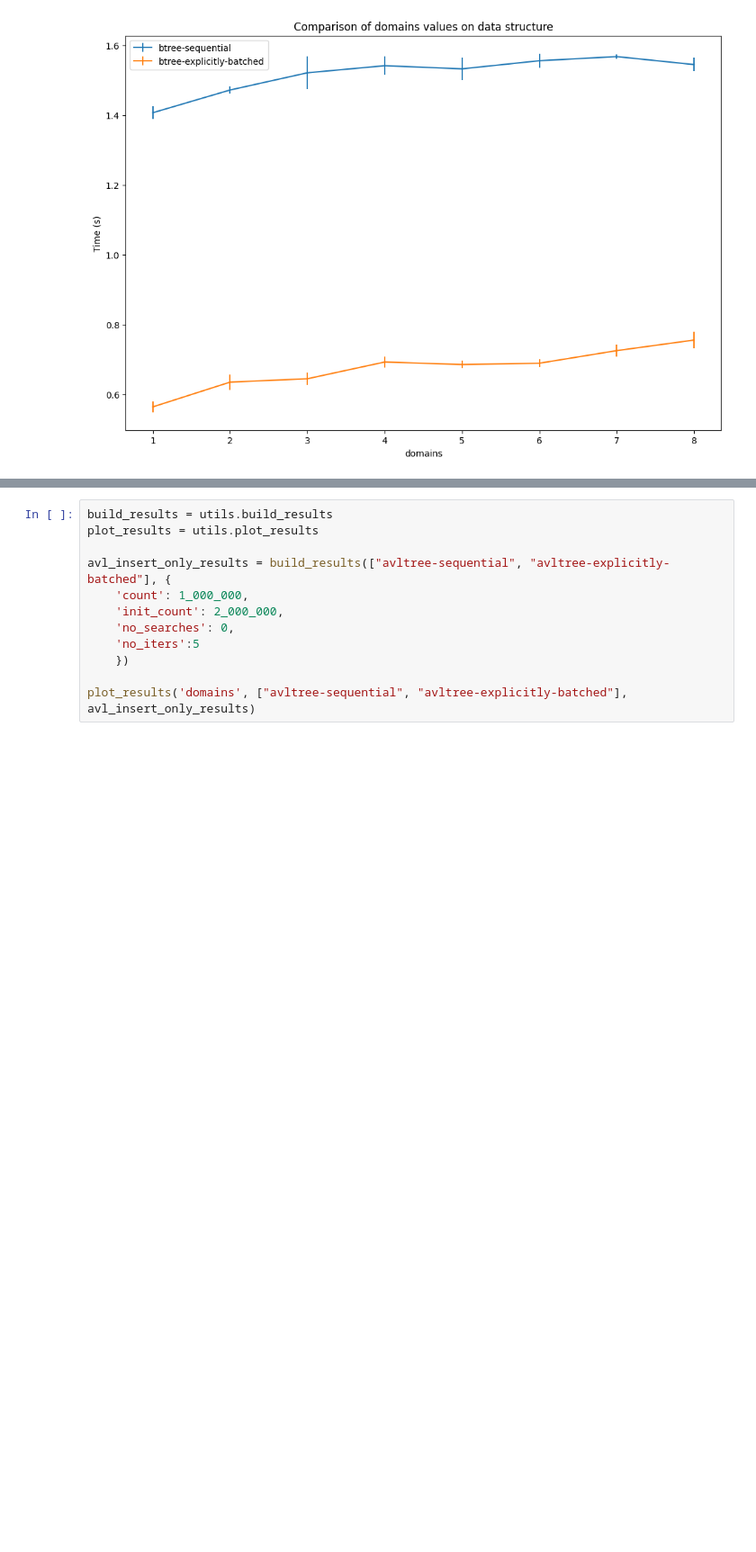
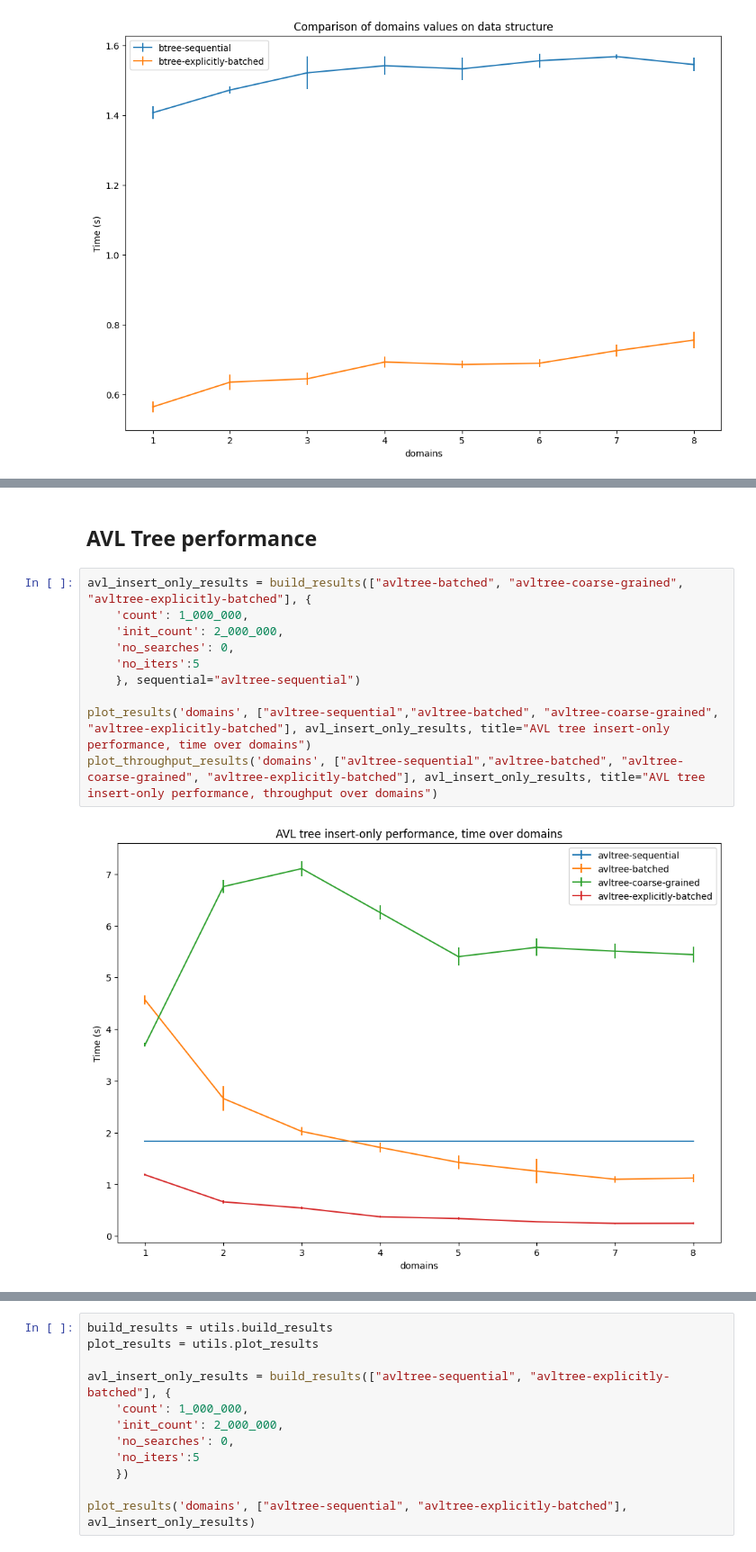
Before and after one commit to verse-lab/obatcher_ds, a Jupyter notebook: benchmark/new-trees.ipynb, the cells around one changed output, grey strips where cells are left out. Shown at 90% size. Cells and saved outputs as stored; diff of their text form; blank space fills up the shorter version.

```diff
--- a/benchmark/new-trees.ipynb
+++ b/benchmark/new-trees.ipynb
@@ -40,0 +110,14 @@ plot_results('domains', ["btree-sequential", "btree-explicitly-batched"], b_sear
+# %% [markdown]
+## AVL Tree performance
+# %%
+avl_insert_only_results = build_results(["avltree-batched", "avltree-coarse-grained", "avltree-explicitly-batched"], {
+    'count': 1_000_000,
+    'init_count': 2_000_000,
+    'no_searches': 0,
+    'no_iters':5
+    }, sequential="avltree-sequential")
+
+plot_results('domains', ["avltree-sequential","avltree-batched", "avltree-coarse-grained", "avltree-explicitly-batched"], avl_insert_only_results, title="AVL tree insert-only performance, time over domains")
+plot_throughput_results('domains', ["avltree-sequential","avltree-batched", "avltree-coarse-grained", "avltree-explicitly-batched"], avl_insert_only_results, title="AVL tree insert-only performance, throughput over domains")
+# %% [output]
+[figure, added]
```
Also changed, not shown: parts of 16 cells of this notebook, 1 other file.
